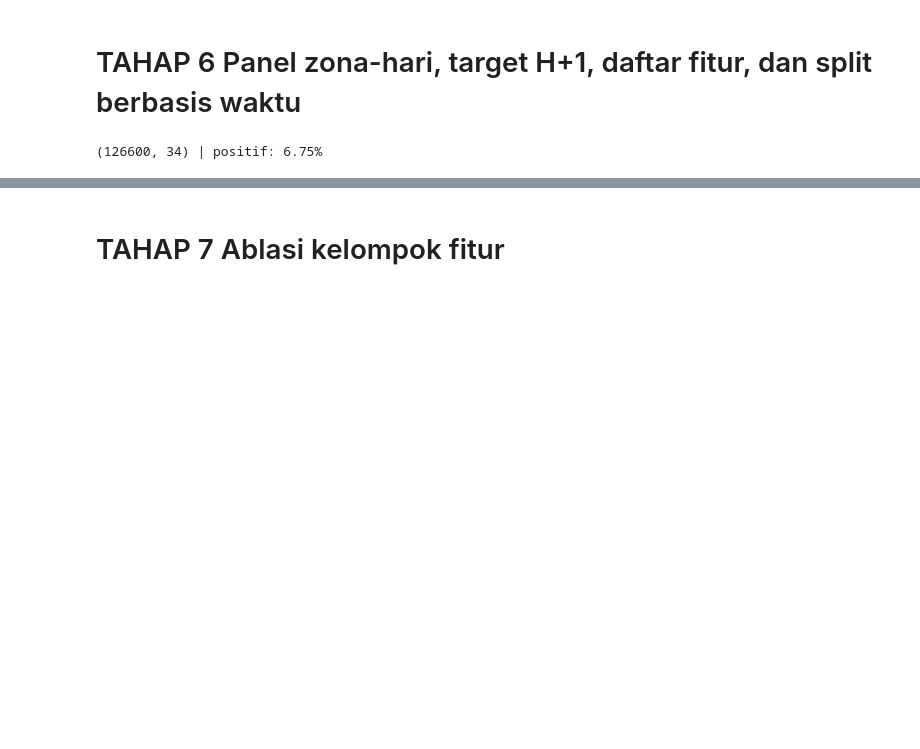
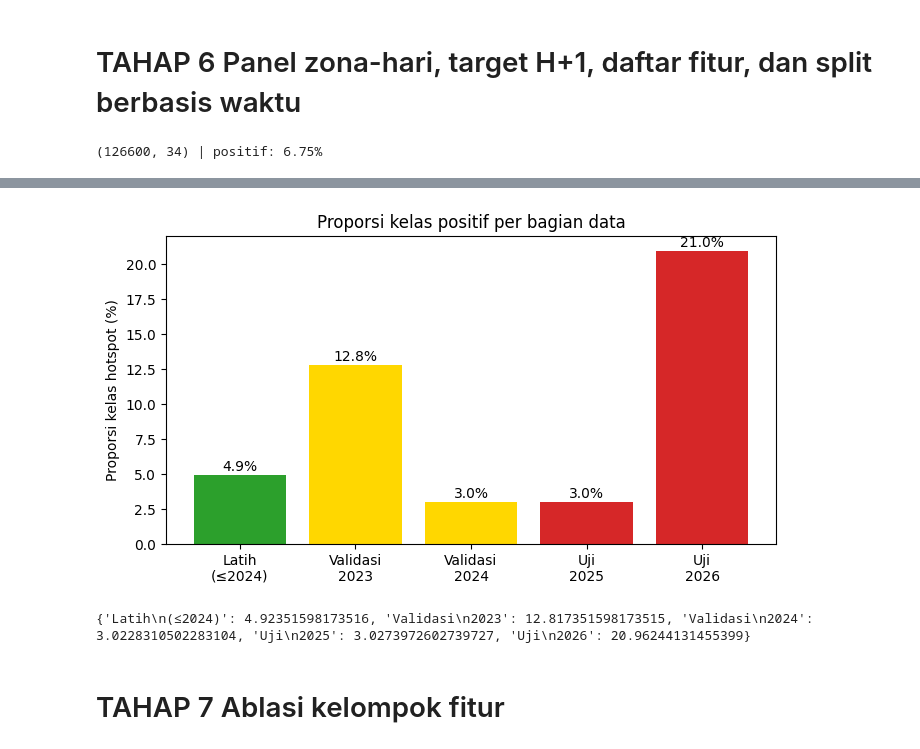
Before and after one commit to NiaKhaii12/prediksi-hotspot-kalteng, a Jupyter notebook: main.ipynb, the cells around one changed output, grey strips where cells are left out. Cells and saved outputs as stored; diff of their text form; code cells hidden in the pictures; blank space fills up the shorter version.

```diff
--- a/main.ipynb
+++ b/main.ipynb
@@ -417 +430,18 @@ folds = [(np.where(yr <= 2022)[0], np.where(yr == 2023)[0]),
+# %%
+def pct(y): return 100 * float(np.mean(y))
+data = {"Latih\n(≤2024)": pct(y_full),
+        "Validasi\n2023": pct(y_full.iloc[folds[0][1]]),
+        "Validasi\n2024": pct(y_full.iloc[folds[1][1]]),
+        "Uji\n2025": pct(te.loc[te["tanggal"].dt.year == 2025, "target"]),
+        "Uji\n2026": pct(te.loc[te["tanggal"].dt.year == 2026, "target"])}
+fig, ax = plt.subplots(figsize=(7, 4))
+bars = ax.bar(data.keys(), data.values(), color=["tab:green", "gold", "gold", "tab:red", "tab:red"])
+for b, v in zip(bars, data.values()):
+    ax.text(b.get_x() + b.get_width() / 2, v + 0.3, f"{v:.1f}%", ha="center")
+ax.set_ylabel("Proporsi kelas hotspot (%)"); ax.set_title("Proporsi kelas positif per bagian data")
+plt.tight_layout(); plt.savefig(f"{SAVE_DIR}/proporsi_kelas.png", dpi=200); plt.show()
+print(data)
+# %% [output]
+[figure, added]
+{'Latih\n(≤2024)': 4.92351598173516, 'Validasi\n2023': 12.817351598173515, 'Validasi\n2024': 3.0228310502283104, 'Uji\n2025': 3.0273972602739727, 'Uji\n2026': 20.96244131455399}
 # %%
```
Also changed, not shown: parts of 9 cells of this notebook.
